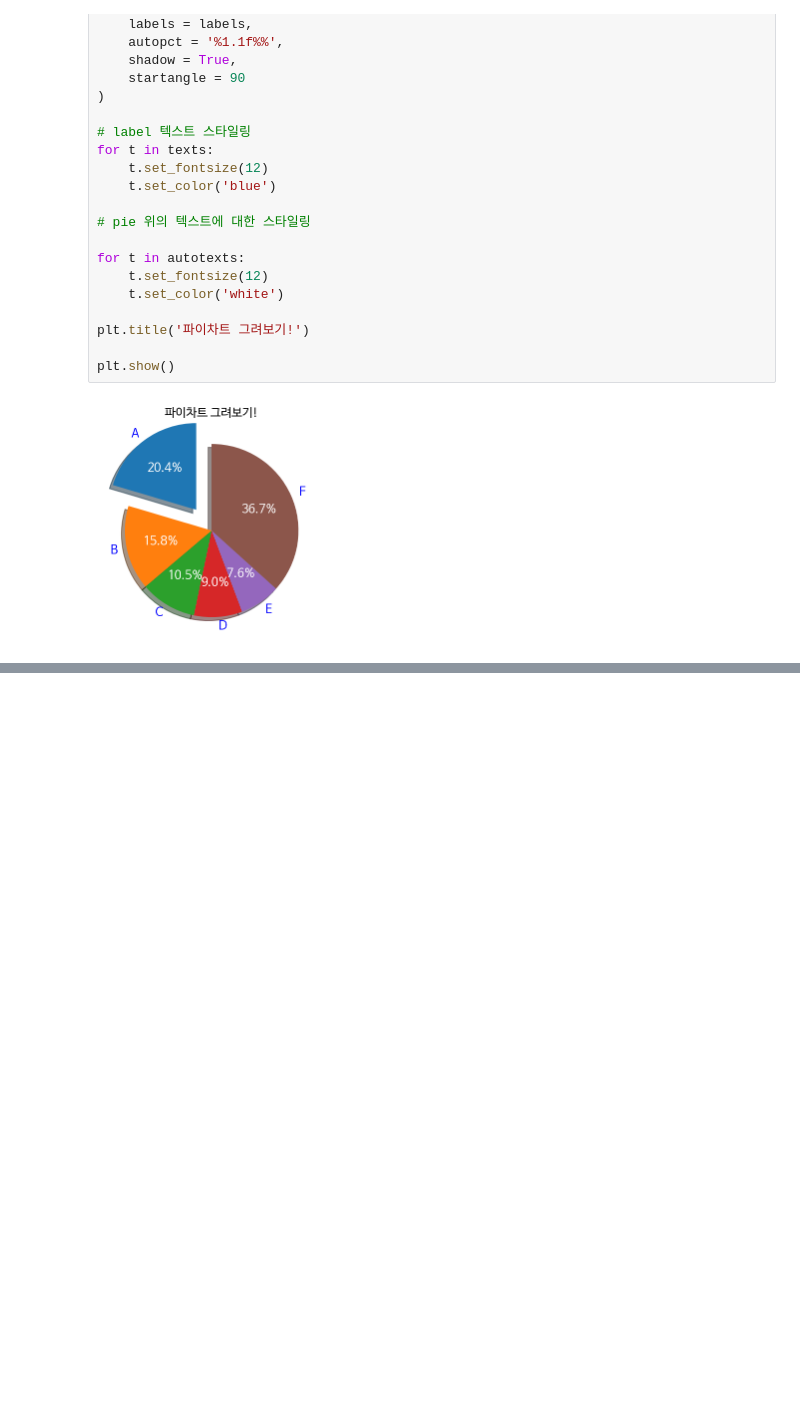
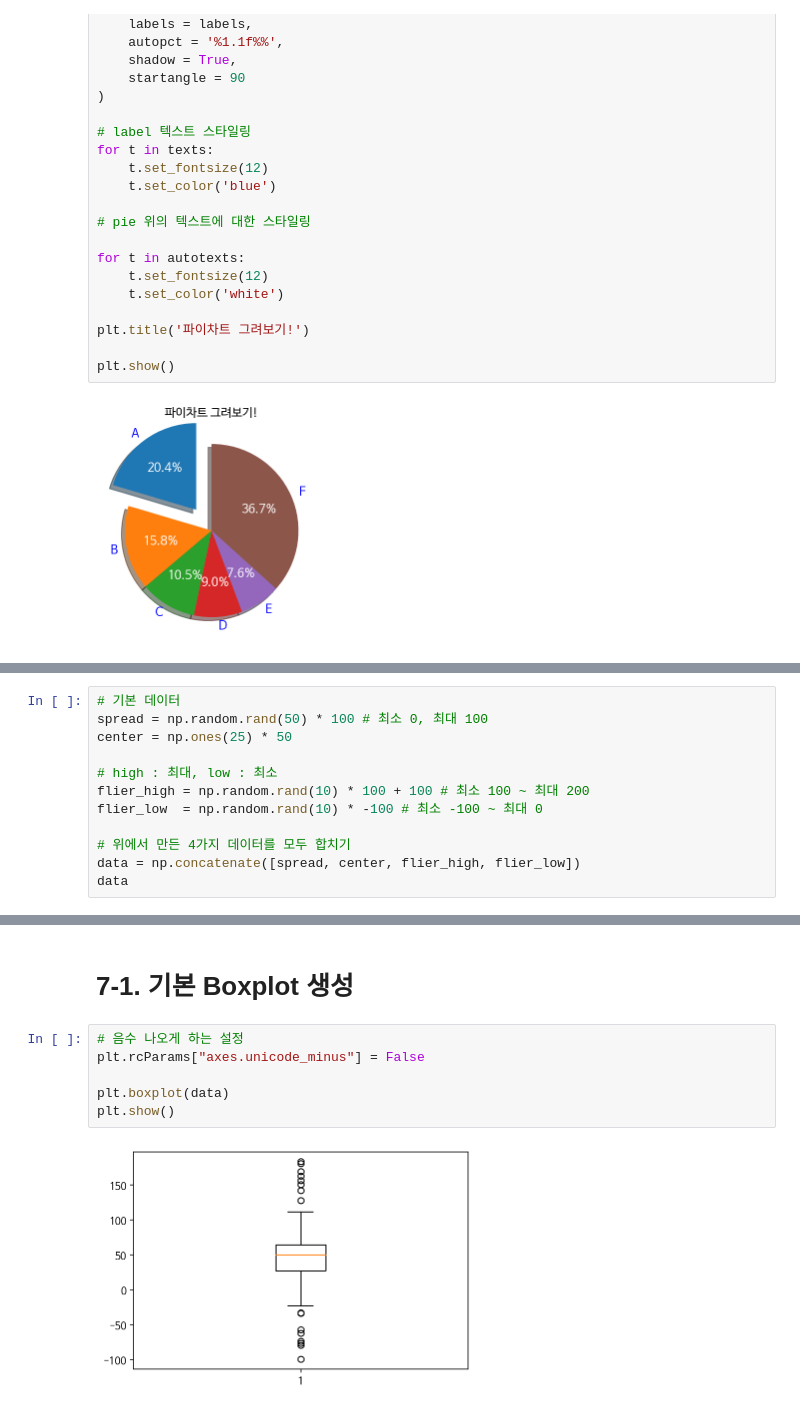
Before and after one commit to GNuSeekK/ICTCOG, a Jupyter notebook: 2_18_[matplotlib]_scatterplot,_3d,_imshow.ipynb, the cells around one changed output, grey strips where cells are left out. Saved outputs shown, nothing was run; the diff lists cells and outputs as text; blank space fills up the shorter version.

```diff
--- a/2_18_[matplotlib]_scatterplot,_3d,_imshow.ipynb
+++ b/2_18_[matplotlib]_scatterplot,_3d,_imshow.ipynb
@@ -361,0 +351,12 @@ plt.show()
+# %%
+# 기본 데이터
+spread = np.random.rand(50) * 100 # 최소 0, 최대 100
+center = np.ones(25) * 50
+
+# high : 최대, low : 최소
+flier_high = np.random.rand(10) * 100 + 100 # 최소 100 ~ 최대 200
+flier_low  = np.random.rand(10) * -100 # 최소 -100 ~ 최대 0
+
+# 위에서 만든 4가지 데이터를 모두 합치기
+data = np.concatenate([spread, center, flier_high, flier_low])
+data
@@ -361,0 +381,10 @@ plt.show()
+# %% [markdown]
+# 7-1. 기본 Boxplot 생성
+# %%
+# 음수 나오게 하는 설정
+plt.rcParams["axes.unicode_minus"] = False
+
+plt.boxplot(data)
+plt.show()
+# %% [output]
+[figure, added]
```
Also changed, not shown: parts of 36 cells of this notebook.
